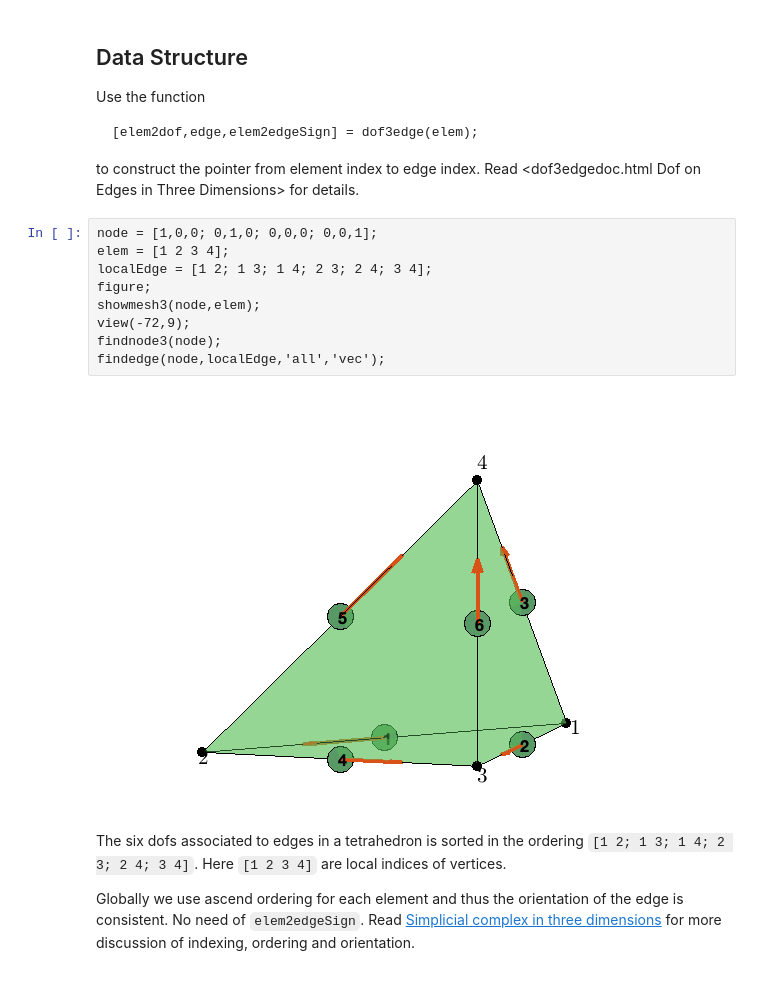
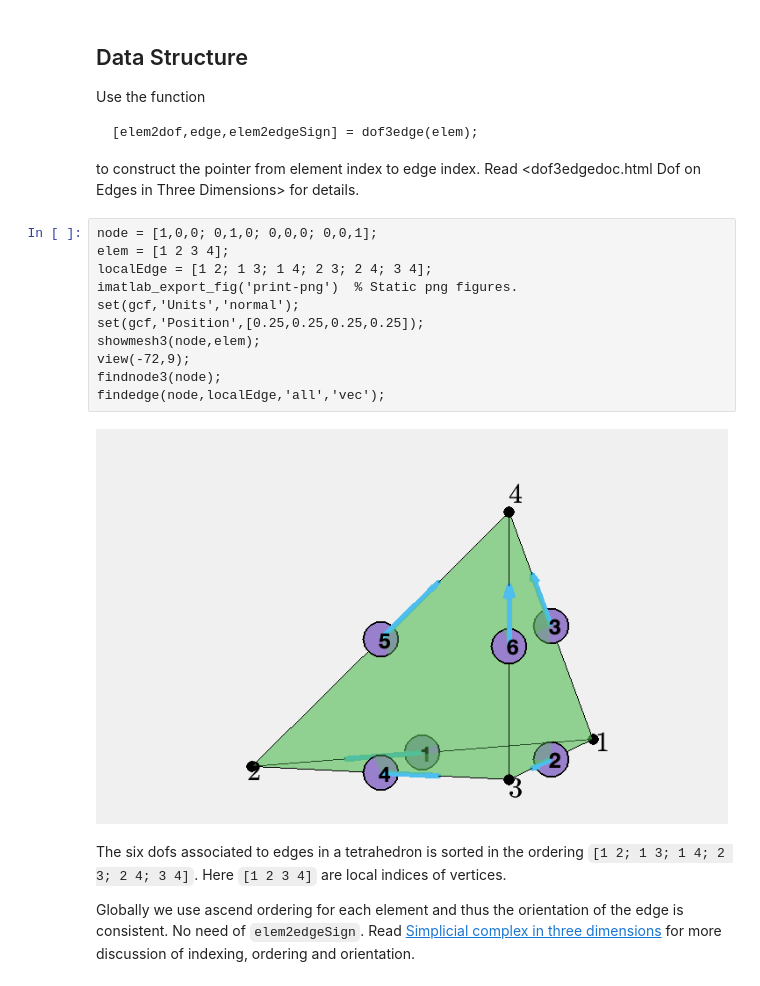
Before and after one commit to lyc102/ifem, a Jupyter notebook: ifemdoc/fem/Maxwell3ND1femrate.ipynb, the cells around one changed output. Drawn from its saved outputs; the diff is of its cells as text.

```diff
--- a/ifemdoc/fem/Maxwell3ND1femrate.ipynb
+++ b/ifemdoc/fem/Maxwell3ND1femrate.ipynb
@@ -38,14 +38,16 @@ to construct the pointer from element index to edge index. Read
 # %%
 node = [1,0,0; 0,1,0; 0,0,0; 0,0,1];
 elem = [1 2 3 4];
 localEdge = [1 2; 1 3; 1 4; 2 3; 2 4; 3 4];
-figure;
+imatlab_export_fig('print-png')  % Static png figures.
+set(gcf,'Units','normal');
+set(gcf,'Position',[0.25,0.25,0.25,0.25]);
 showmesh3(node,elem);
 view(-72,9);
 findnode3(node);
 findedge(node,localEdge,'all','vec');
 # %% [output]
-[figure, old version]
+[figure, new version]
 # %% [markdown]
 The six dofs associated to edges in a tetrahedron is sorted in the ordering `[1 2; 1 3; 1 4; 2 3; 2 4; 3 4]`. Here `[1 2 3 4]` are local indices of vertices.
 
```
Also changed, not shown: parts of 5 cells of this notebook, 4 other files.
